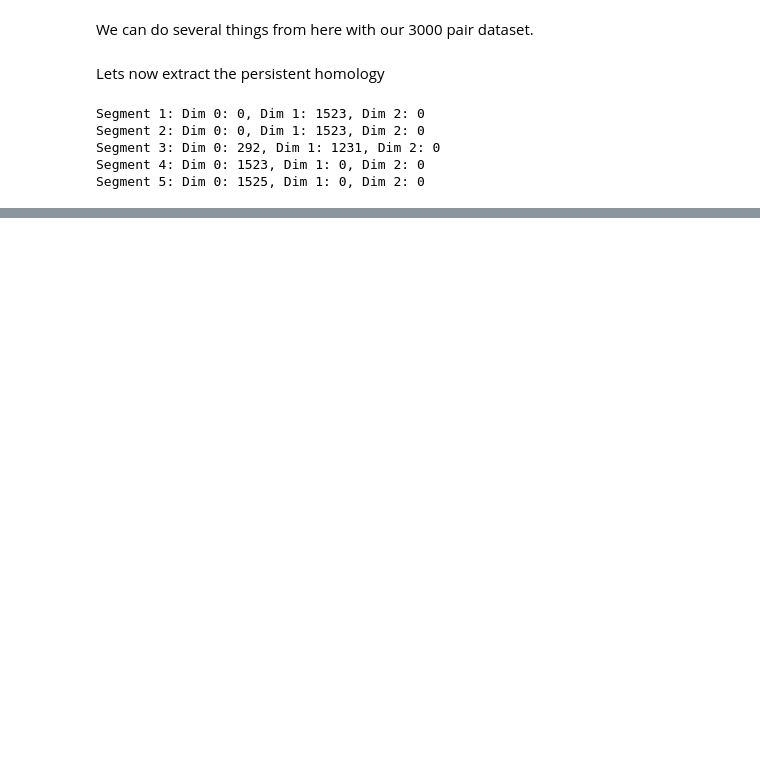
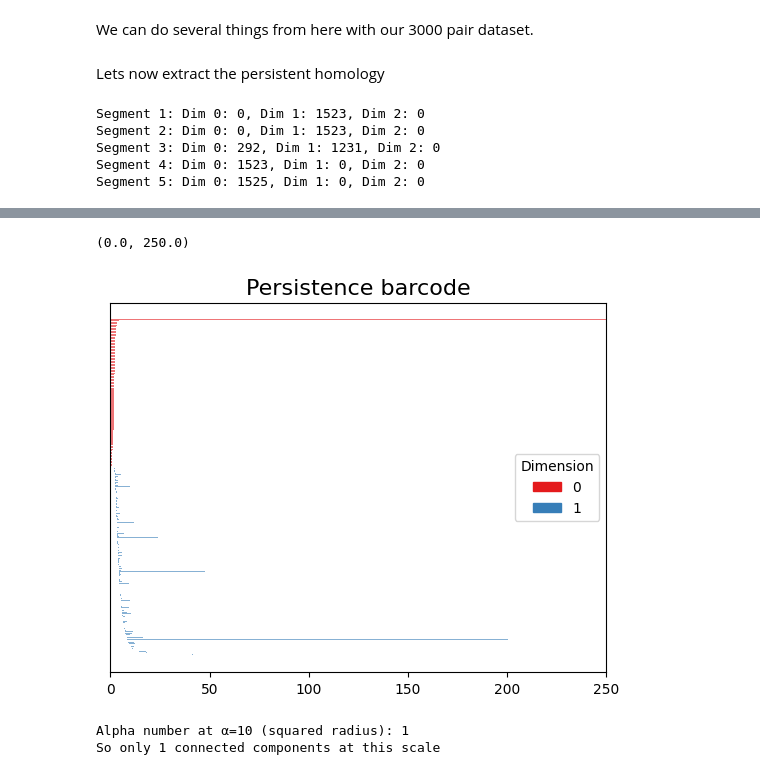
Before and after one commit to devtcu/Topological-Data-Analysis, a Jupyter notebook: syncitia/persistence.ipynb, the cells around one changed output, grey strips where cells are left out. Drawn from its saved outputs; the diff is of its cells as text; code cells hidden in the pictures; blank space fills up the shorter version.

```diff
--- a/syncitia/persistence.ipynb
+++ b/syncitia/persistence.ipynb
@@ -58,0 +79,26 @@ print(pd_0)
+# %%
+from gudhi import plot_persistence_barcode
+
+plot_persistence_barcode(persistence)
+plt.xlim(0, 250)
+# %% [output]
+(0.0, 250.0)
+[figure, added]
+# %%
+distances = np.linalg.norm(coordinates[:, None] - coordinates, axis=2)
+median_dist = np.median(distances[distances > 0]) #lets filter out the nonzero values
+alpha = 10 #gudhi uses squared radius
+
+# Corrected alpha number calculation
+alpha_num = 0
+
+# Correct condition: born before or at alpha AND hasn't died yet
+for birth, death in pd_0:
+    if birth <= alpha and (death > alpha or death == float("inf")):
+        alpha_num += 1
+
+print(f"Alpha number at α={alpha} (squared radius): {alpha_num}")
+print(f"So only {alpha_num} connected components at this scale")
+# %% [output]
+Alpha number at α=10 (squared radius): 1
+So only 1 connected components at this scale
```
Also changed, not shown: parts of 22 cells of this notebook, 11 other files.
